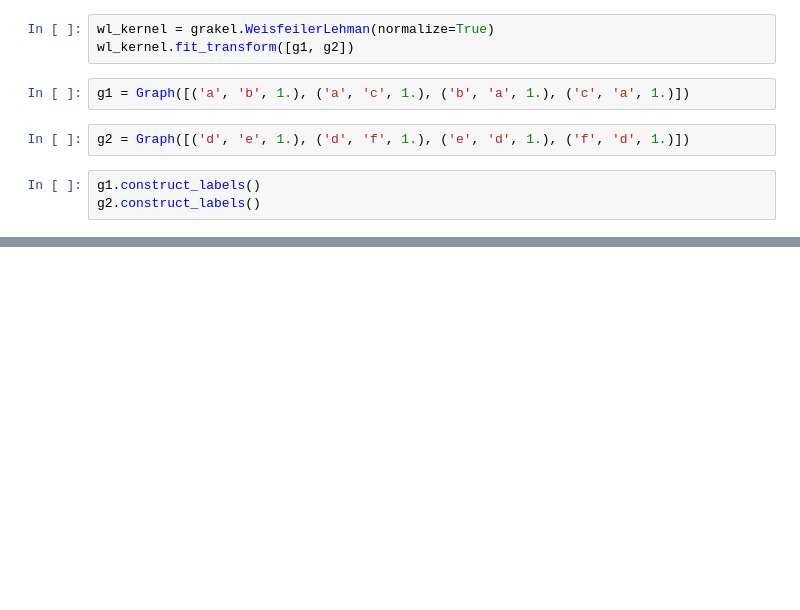
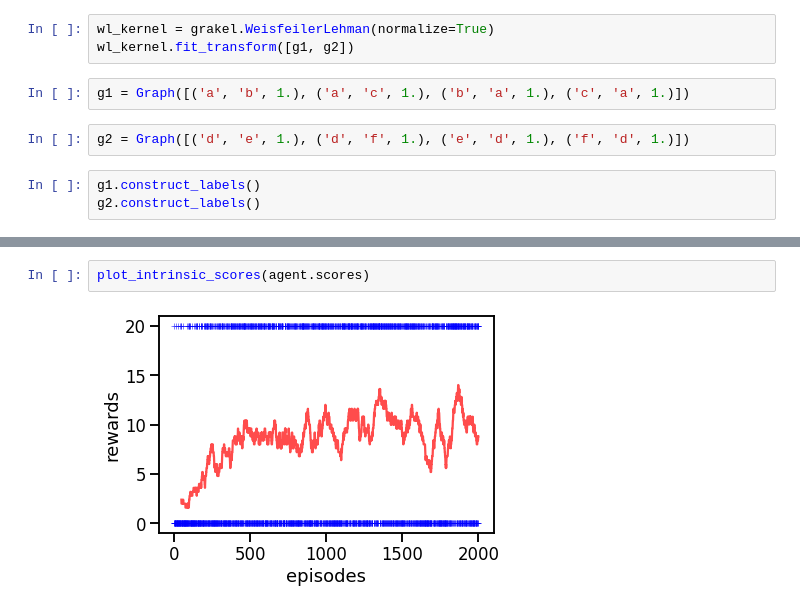
Before and after one commit to aja114/research_project, a Jupyter notebook: experiments/Graph Kernel.ipynb, the cells around one changed output, grey strips where cells are left out. Cells and saved outputs as stored; diff of their text form; blank space fills up the shorter version.

```diff
--- a/experiments/Graph Kernel.ipynb
+++ b/experiments/Graph Kernel.ipynb
@@ -276,0 +260,4 @@ TIME MEASURED in %:  [100.   0.   0.]
+# %%
+plot_intrinsic_scores(agent.scores)
+# %% [output]
+[figure, added]
```
Also changed, not shown: parts of 24 cells of this notebook, 58 other files.
